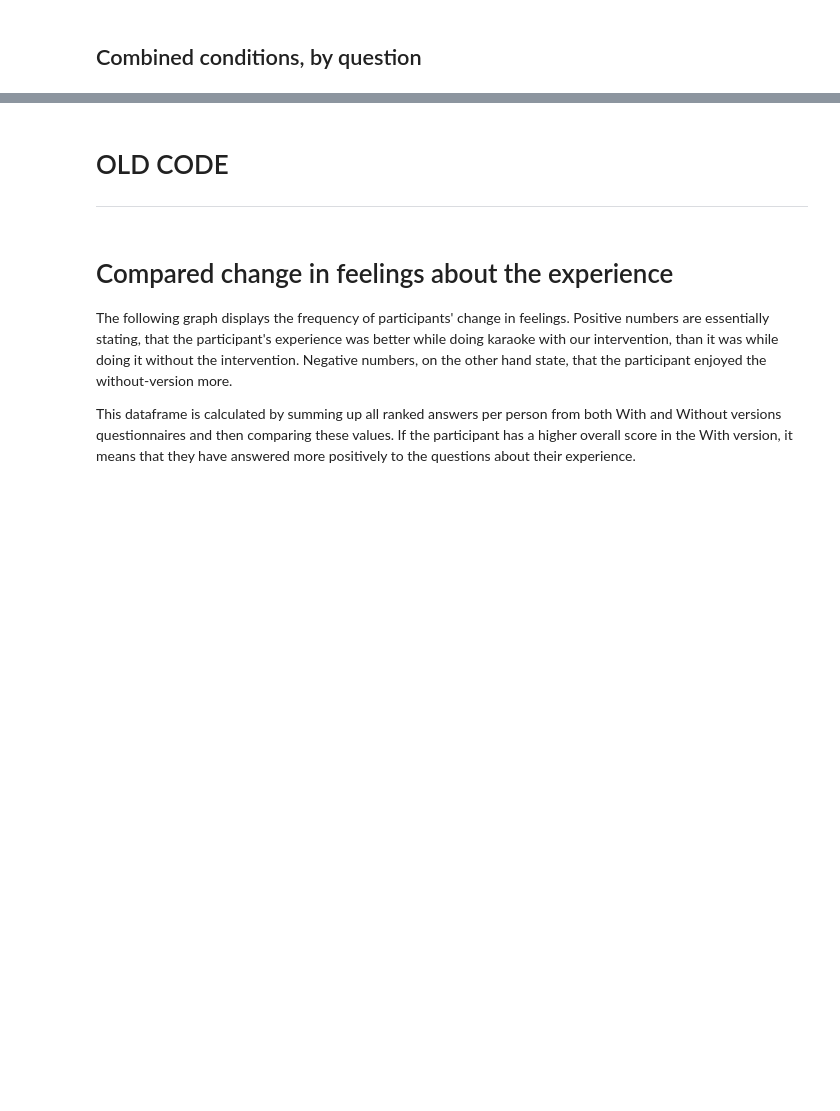
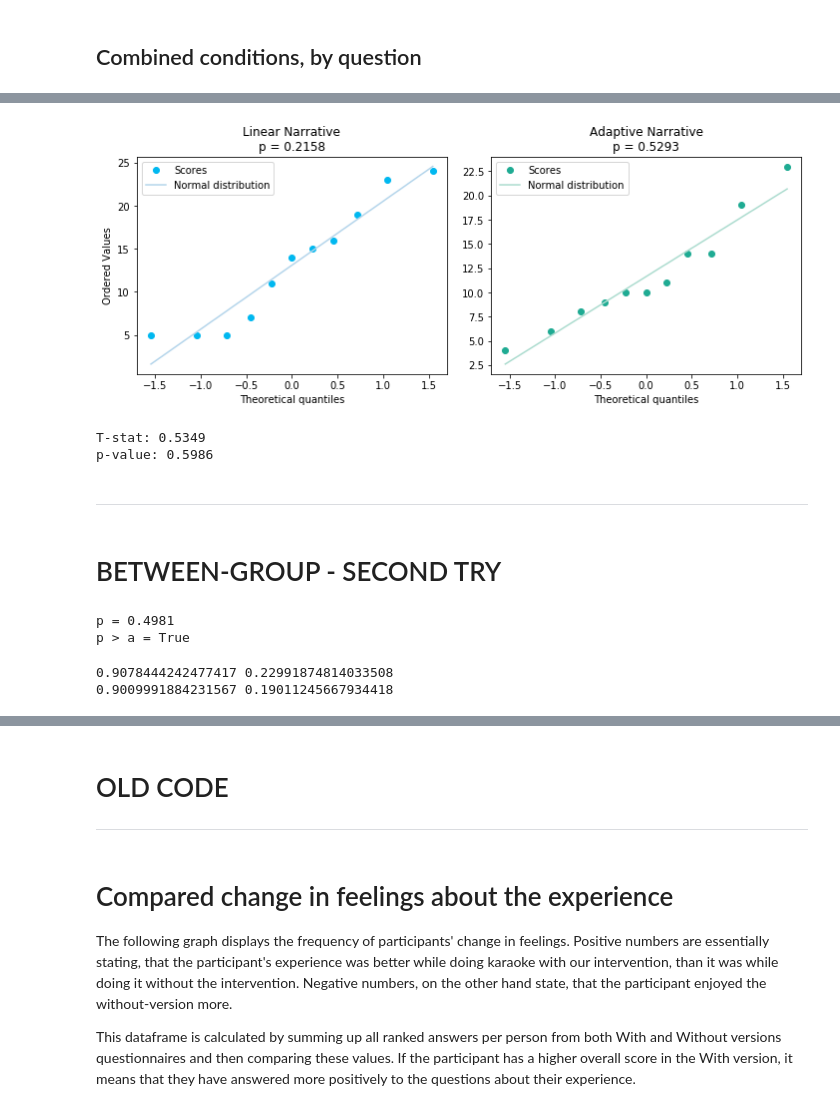
Before and after one commit to adrhegedus/MEA-G502-2020, a Jupyter notebook: evaluation.ipynb, the cells around one changed output, grey strips where cells are left out. Drawn from its saved outputs; the diff is of its cells as text; code cells hidden in the pictures; blank space fills up the shorter version.

```diff
--- a/evaluation.ipynb
+++ b/evaluation.ipynb
@@ -245,0 +388,37 @@ plt.show()
+# %%
+fig = plt.figure(figsize = (10, 4))
+
+ax_wo = fig.add_subplot(121)
+QQWithout = stats.probplot(linFirstSum.dropna(), plot=plt)
+ax_wo.get_lines()[0].set_markerfacecolor("#00B8F0")
+ax_wo.get_lines()[0].set_color("#00B8F0")
+ax_wo.get_lines()[1].set_color("#B4D5EB")
+ax_wo.set_title("Linear Narrative\np = %.4f" % p_wo)
+ax_wo.legend(["Scores", "Normal distribution"])
+
+ax_w = fig.add_subplot(122)
+QQWith = stats.probplot(adapFirstSum.dropna(), plot=plt)
+ax_w.get_lines()[0].set_markerfacecolor("#1FAB93")
+ax_w.get_lines()[0].set_color("#1FAB93")
+ax_w.get_lines()[1].set_color("#ACDCCF")
+ax_w.set_title("Adaptive Narrative\np = %.4f" % p_w)
+ax_w.set_ylabel("")
+ax_w.legend(["Scores", "Normal distribution"])
+
+plt.tight_layout(pad=1, w_pad=1.5, h_pad=1.0)
+plt.subplots_adjust(top=0.9)
+
+plt.show()
+# %% [output]
+[figure, added]
+# %%
+# the method returns the value of the statistic (t) and the probability value (p)
+t, p = stats.ttest_ind(linFirstSum, adapFirstSum)
+print ('T-stat: %.4f' % t, '\np-value: %.4f' % p)
+# %% [output]
+T-stat: 0.5349
+p-value: 0.5986
+# %% [markdown]
+---
+# %% [markdown]
+# BETWEEN-GROUP - SECOND TRY
@@ -245,0 +439,19 @@ plt.show()
+# %%
+p = stats.levene(linSecondSum.dropna(), adapSecondSum.dropna()).pvalue
+print("p = %.4f" % p)
+print("p > a = %r" % (p > 0.05))
+#If p < 0.05 then the assumption of homogenity between the two variances has been violated
+# %% [output]
+p = 0.4981
+p > a = True
+# %%
+[W_wo, p_wo] = stats.shapiro(linSecondSum.dropna())
+[W_w, p_w] = stats.shapiro(adapSecondSum.dropna())
+
+
+print(W_wo, p_wo)
+
+print(W_w, p_w)
+# %% [output]
+0.9078444242477417 0.22991874814033508
+0.9009991884231567 0.19011245667934418
```
Also changed, not shown: parts of 27 cells of this notebook, 2 other files.
